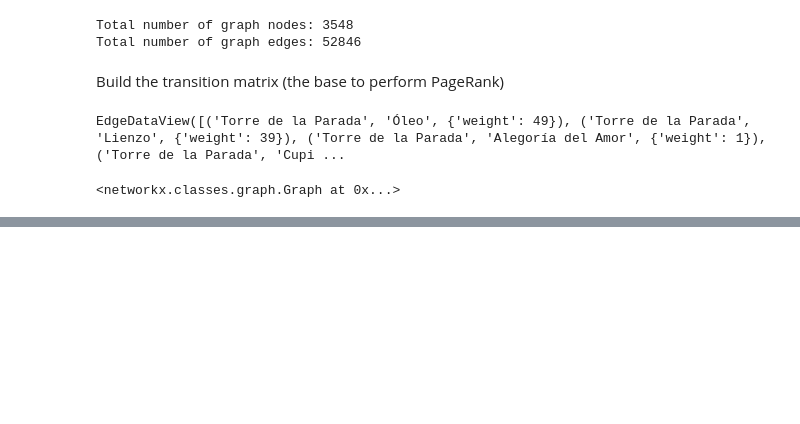
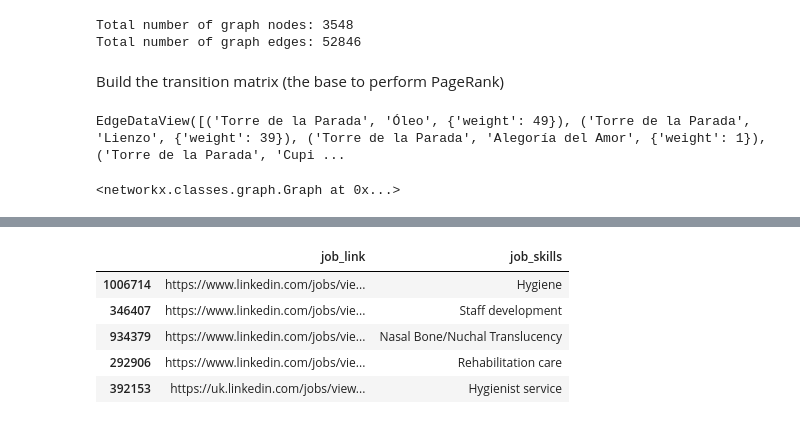
Before and after one commit to dariashcherbakovaaa/Algorithms-for-massive-data, a Jupyter notebook: Algorithms_for_massive_data.ipynb, the cells around one changed output, grey strips where cells are left out. Cells and saved outputs as stored; diff of their text form; code cells hidden in the pictures; blank space fills up the shorter version.

```diff
--- a/Algorithms_for_massive_data.ipynb
+++ b/Algorithms_for_massive_data.ipynb
@@ -238,0 +310,11 @@ print(adjacency)
+# %%
+job = dff.assign(job_skills = dff['job_skills'].str.split(',')).explode('job_skills')
+# %%
+job.sample(5)
+# %% [output]
+|  | job_link | job_skills |
+| 1006714 | https://www.linkedin.com/jobs/vie... | Hygiene |
+| 346407 | https://www.linkedin.com/jobs/vie... | Staff development |
+| 934379 | https://www.linkedin.com/jobs/vie... | Nasal Bone/Nuchal Translucency |
+| 292906 | https://www.linkedin.com/jobs/vie... | Rehabilitation care |
+| 392153 | https://uk.linkedin.com/jobs/view... | Hygienist service |
```
Also changed, not shown: parts of 12 cells of this notebook.
